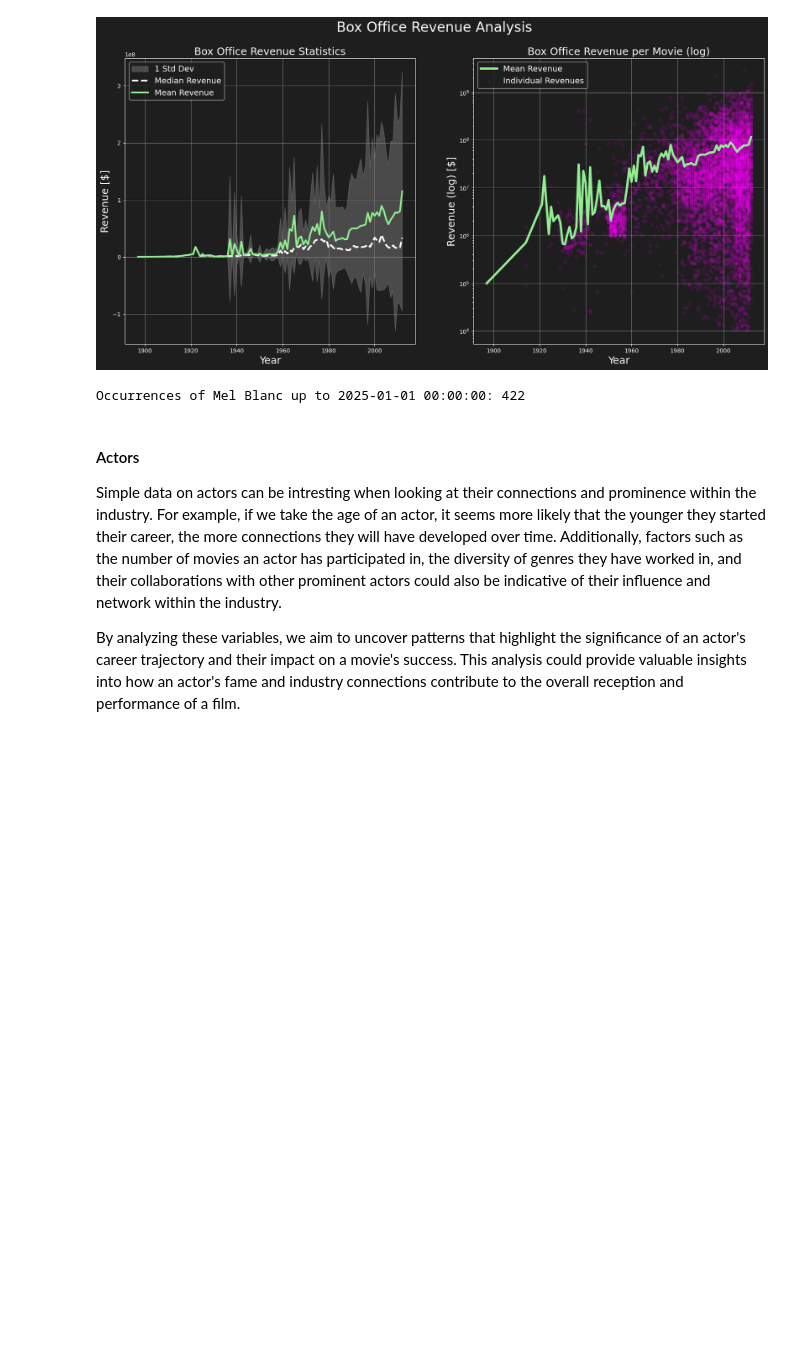
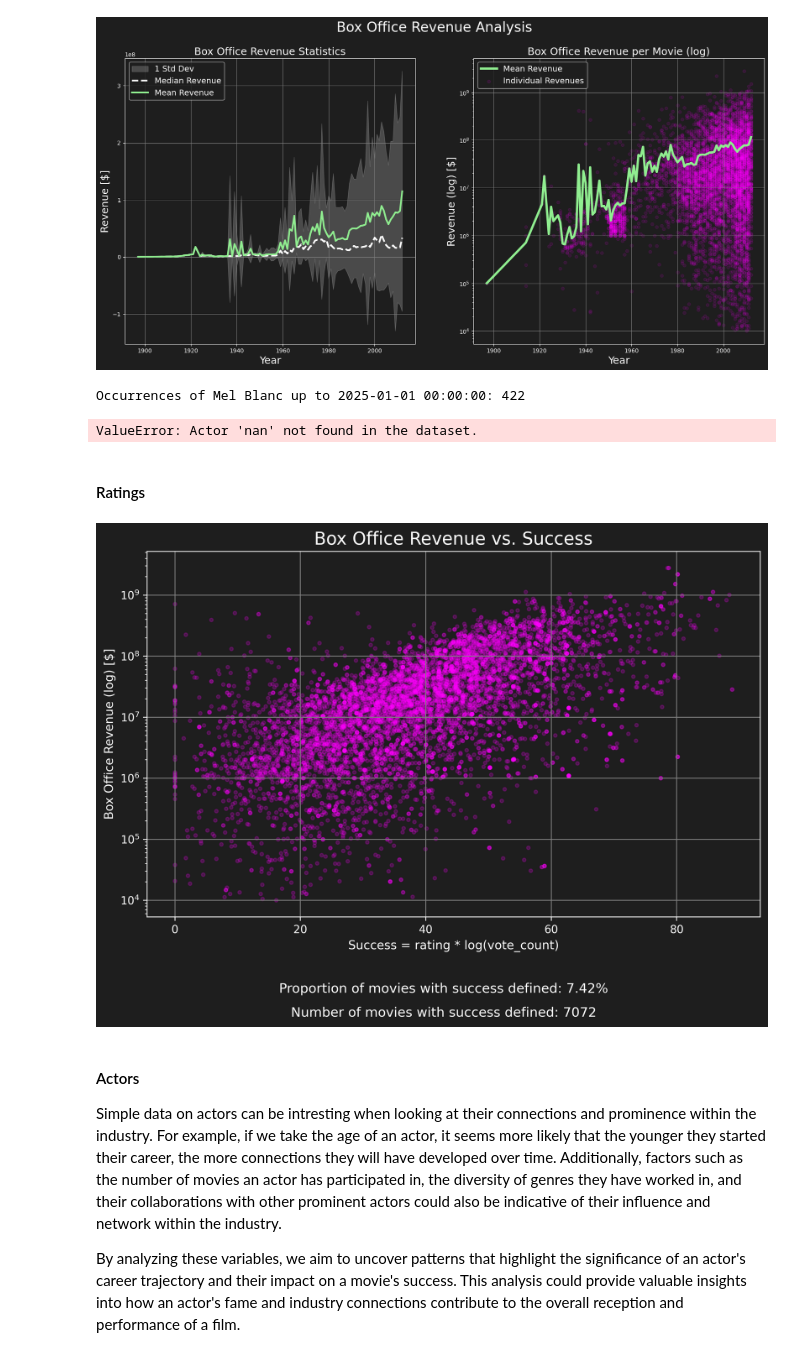
Before and after one commit to epfl-ada/ada-2024-project-spaghetti-raclette-tangyuan-horizon-nexus, a Jupyter notebook: results.ipynb, the cells around one changed output. Saved outputs shown, nothing was run; the diff lists cells and outputs as text; code cells hidden in the pictures; blank space fills up the shorter version.

```diff
--- a/results.ipynb
+++ b/results.ipynb
@@ -261,7 +266,8 @@ def actor_occurrences_up_to_date(actor_name, final_release_date):
 
     # Filter the dataframe for the given actor and release dates up to the final_release_date
     filtered_df = character_metadata_df[(character_metadata_df['actor_name'] == actor_name) &
-                                        (character_metadata_df['release_date'] <= final_release_date)]
+                                        (character_metadata_df['release_date'] <= final_release_date) &
+                                        (character_metadata_df['release_date'].notna())]
 
     # Return the number of occurrences
     return filtered_df.shape[0]
@@ -282,6 +288,10 @@ def max_actor_occurrences_per_movie(character_metadata_df):
 
     # Iterate through each movie
     for movie_id, release_date in character_metadata_df[['movie_id', 'release_date']].drop_duplicates().values:
+        # Skip rows with NaN release_date
+        if pd.isna(release_date):
+            continue
+
         # Filter the dataframe for the current movie
         actors_in_movie = character_metadata_df[character_metadata_df['movie_id'] == movie_id]['actor_name']
 
@@ -309,6 +319,48 @@ max_actor_occurrences_series = max_actor_occurrences_per_movie(character_metadat
 print(max_actor_occurrences_series)
 # %% [output]
 Occurrences of Mel Blanc up to 2025-01-01 00:00:00: 422
+ValueError: Actor 'nan' not found in the dataset.
+# %% [markdown]
+#### Ratings
+# %%
+import numpy as np
+
+# Define the success metric
+def calculate_success(row):
+    if pd.isna(row['rating']) or pd.isna(row['vote_count']) or row['vote_count'] == 0:
+        return 0
+    return row['rating'] * np.log(row['vote_count'])
+
+# Apply the success metric calculation to the dataframe
+df_cleaned['success'] = df_cleaned.apply(calculate_success, axis=1)
+
+# Filter out rows with NaN values in 'revenue' or 'success' and rows with 0 votes
+df_filtered = df_cleaned.dropna(subset=['revenue', 'success'])
+df_filtered = df_filtered[df_filtered['vote_count'] > 0]
+
+# Set the dark mode style
+plt.style.use('dark_background')
+
+# Plot the box office revenue over success
+fig, ax = plt.subplots(figsize=(10, 6), dpi=300)
+fig.patch.set_facecolor(background_color)  # Set the figure background color
+ax.set_facecolor(background_color)  # Set the axes background color
+
+ax.scatter(df_filtered['success'], df_filtered['revenue'], alpha=0.2, color='magenta', s=10)
+ax.set_title('Box Office Revenue vs. Success', fontsize=16, color='white')
+ax.set_xlabel('Success = rating * log(vote_count)', fontsize=11, color='white')
+ax.set_ylabel('Box Office Revenue (log) [$]', fontsize=11, color='white')
+ax.set_yscale('log')
+ax.grid(True, color='gray')
+
+# Compute the proportion of movies that were plotted
+total_movies_with_success = df_filtered.shape[0]
+proportion_plotted = total_movies_with_success / movie_metadata_df.shape[0]
+plt.figtext(0.5, -0.05, f"Proportion of movies with success defined: {proportion_plotted:.2%}", ha='center', fontsize=12, color='white')
+plt.figtext(0.5, -0.10, f"Number of movies with success defined: {total_movies_with_success}", ha='center', fontsize=12, color='white')
+plt.show()
+# %% [output]
+[figure, added]
 # %% [markdown]
 #### Actors
 
```
Also changed, not shown: parts of 1 cell of this notebook, 1 other file.
